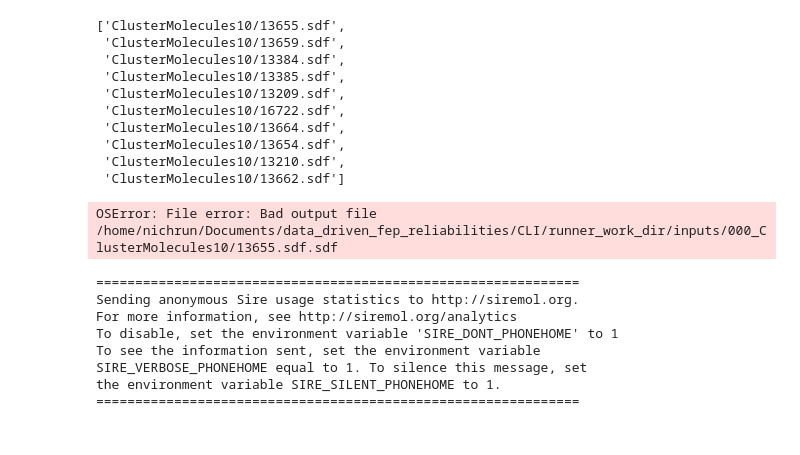
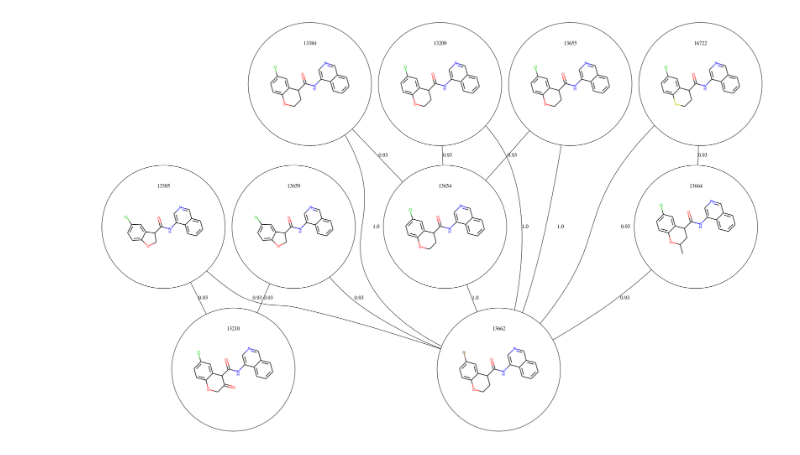
Before and after one commit to michellab/RBFENN, a Jupyter notebook: CLI/generate_network.ipynb, the cells around one changed output. Drawn from its saved outputs; the diff is of its cells as text; code cells hidden in the pictures.

```diff
--- a/CLI/generate_network.ipynb
+++ b/CLI/generate_network.ipynb
@@ -8,0 +12,4 @@ Warning: importing 'simtk.openmm' is deprecated.  Import 'openmm' instead.
+# %%
+def getLigName(path):
+    """Cleans up a path, retrieves the ligand name."""
+    return path.split("/")[-1].replace(".sdf","")
@@ -9,18 +23,19 @@ Warning: importing 'simtk.openmm' is deprecated.  Import 'openmm' instead.
+# %%
+links_file_name = "links_file.in"
+work_dir = "runner_work_dir"
+# first clean up if needed. BSS seems to mess up if some files are already there when it starts the below procedure.
+if os.path.exists(work_dir) and os.path.isdir(work_dir):
+    shutil.rmtree(work_dir)
+
+if os.path.exists(links_file_name):
+    os.remove(links_file_name)
 # %%
-from rdkit import Chem
+ligands_rdkit = [Chem.SDMolSupplier(x)[0] for x in glob.glob("ClusterMolecules10/*.sdf")]
+ligand_names = [getLigName(x) for x in glob.glob("ClusterMolecules10/*.sdf")]
 
-ligands = [Chem.SDMolSupplier(x)[0] for x in glob.glob("ClusterMolecules10/*.sdf")]
-ligand_names = [x for x in glob.glob("ClusterMolecules10/*.sdf")]
-ligand_names
+# add indexing to ligand_names as a dict.
+ligand_names_dict = {}
+for i, lig in enumerate(ligand_names):
+    i = "{0:0=3d}".format(i) # make the indexing have 3 digits, i.e. 001, 002, 003 etc.
+    ligand_names_dict[lig] = f"{i}_{lig}.sdf"
-# %% [output]
-['ClusterMolecules10/13655.sdf',
- 'ClusterMolecules10/13659.sdf',
- 'ClusterMolecules10/13384.sdf',
- 'ClusterMolecules10/13385.sdf',
- 'ClusterMolecules10/13209.sdf',
- 'ClusterMolecules10/16722.sdf',
- 'ClusterMolecules10/13664.sdf',
- 'ClusterMolecules10/13654.sdf',
- 'ClusterMolecules10/13210.sdf',
- 'ClusterMolecules10/13662.sdf']
 # %%
@@ -42,16 +60,9 @@ with open("links_file.in", "w") as writefile:
         writer.writerow([a, b, value])
 # %%
-tranformations, lomap_scores = BSS.Align.generateNetwork(ligands, plot_network=True, names=ligand_names,
-                                                         work_dir="runner_work_dir",
-                                                         links_file="links_file.in"
+# generate the RBFENN network.
+tranformations, lomap_scores = BSS.Align.generateNetwork(ligands_rdkit, plot_network=True, names=ligand_names,
+                                                         work_dir=work_dir,
+                                                         links_file=links_file_name
                                                         )
 # %% [output]
-OSError: File error: Bad output file /home/nichrun/Documents/data_driven_fep_reliabilities/CLI/runner_work_dir/inputs/000_ClusterMolecules10/13655.sdf.sdf
-==============================================================
-Sending anonymous Sire usage statistics to http://siremol.org.
-For more information, see http://siremol.org/analytics
-To disable, set the environment variable 'SIRE_DONT_PHONEHOME' to 1
-To see the information sent, set the environment variable
-SIRE_VERBOSE_PHONEHOME equal to 1. To silence this message, set
-the environment variable SIRE_SILENT_PHONEHOME to 1.
-==============================================================
+[figure, added]
```
Also changed, not shown: parts of 6 cells of this notebook.
